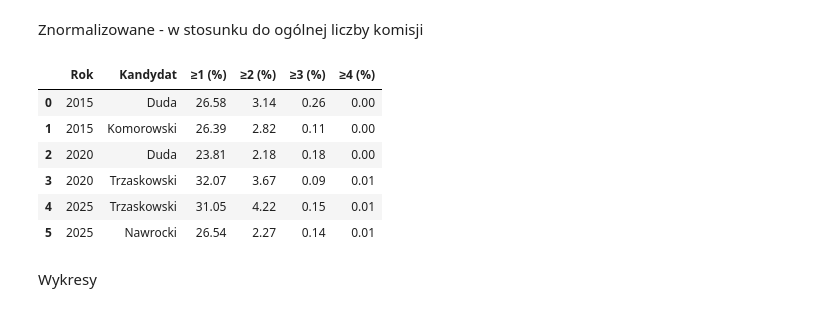
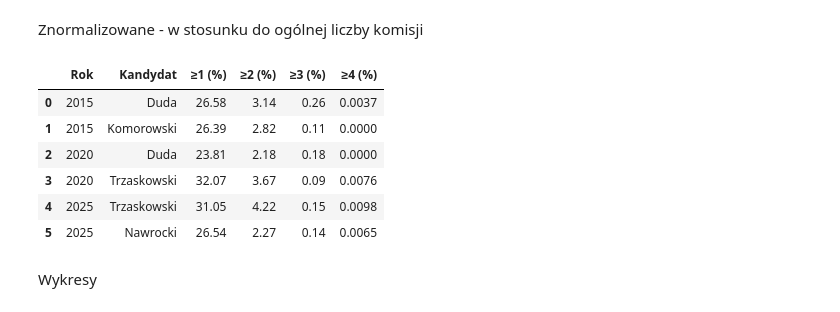
Before and after one commit to ijaniszewski/electoral-anomalies, a Jupyter notebook: analysis/kontek_2025_review/kontek_porownanie.ipynb, the cells around one changed output. Drawn from its saved outputs; the diff is of its cells as text; code cells hidden in the pictures.

```diff
--- a/analysis/kontek_2025_review/kontek_porownanie.ipynb
+++ b/analysis/kontek_2025_review/kontek_porownanie.ipynb
@@ -39,19 +39,22 @@ Znormalizowane - w stosunku do ogólnej liczby komisji
 # %%
 # Dodaj kolumny procentowe
 for col in ["≥1", "≥2", "≥3", "≥4"]:
     df[f"{col} (%)"] = round(100 * df[col] / df["łączna liczba komisji"], 2)
 
+# Dla "≥4" zwiększamy precyzję do 4 miejsc
+df["≥4 (%)"] = round(100 * df["≥4"] / df["łączna liczba komisji"], 4)
+
 # Wybierz tylko kolumny Rok, Kandydat i procenty
 percent_cols = ["Rok", "Kandydat", "≥1 (%)", "≥2 (%)", "≥3 (%)", "≥4 (%)"]
 df[percent_cols]
 # %% [output]
 |  | Rok | Kandydat | ≥1 (%) | ≥2 (%) | ≥3 (%) | ≥4 (%) |
-| 0 | 2015 | Duda | 26.58 | 3.14 | 0.26 | 0.00 |
-| 1 | 2015 | Komorowski | 26.39 | 2.82 | 0.11 | 0.00 |
-| 2 | 2020 | Duda | 23.81 | 2.18 | 0.18 | 0.00 |
-| 3 | 2020 | Trzaskowski | 32.07 | 3.67 | 0.09 | 0.01 |
-| 4 | 2025 | Trzaskowski | 31.05 | 4.22 | 0.15 | 0.01 |
-| 5 | 2025 | Nawrocki | 26.54 | 2.27 | 0.14 | 0.01 |
+| 0 | 2015 | Duda | 26.58 | 3.14 | 0.26 | 0.0037 |
+| 1 | 2015 | Komorowski | 26.39 | 2.82 | 0.11 | 0.0000 |
+| 2 | 2020 | Duda | 23.81 | 2.18 | 0.18 | 0.0000 |
+| 3 | 2020 | Trzaskowski | 32.07 | 3.67 | 0.09 | 0.0076 |
+| 4 | 2025 | Trzaskowski | 31.05 | 4.22 | 0.15 | 0.0098 |
+| 5 | 2025 | Nawrocki | 26.54 | 2.27 | 0.14 | 0.0065 |
 # %% [markdown]
 Wykresy
 # %%
```
Also changed, not shown: parts of 1 cell of this notebook, 1 other file.
